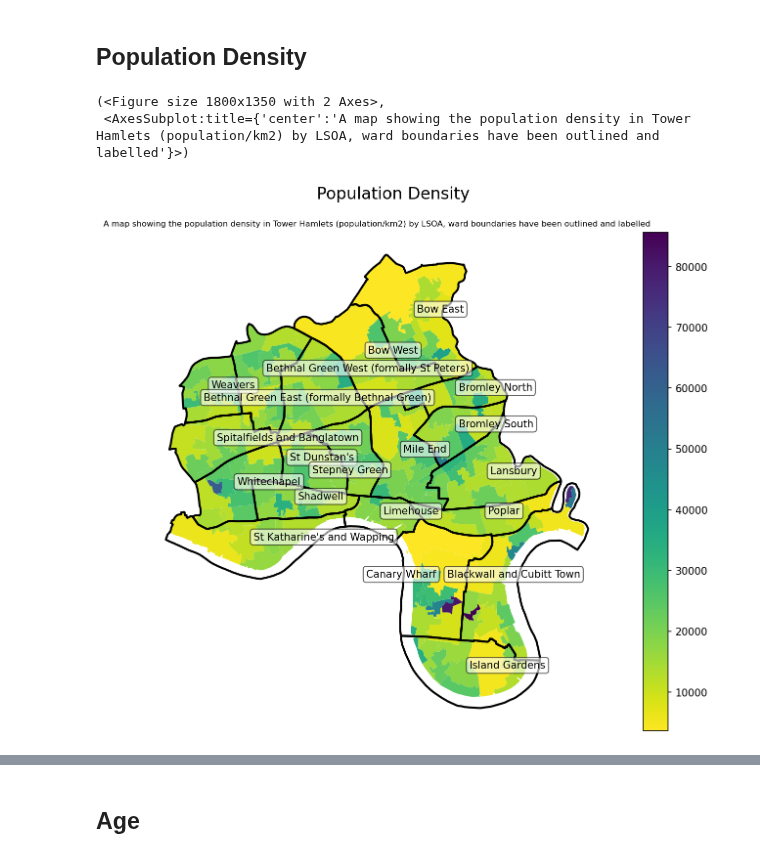
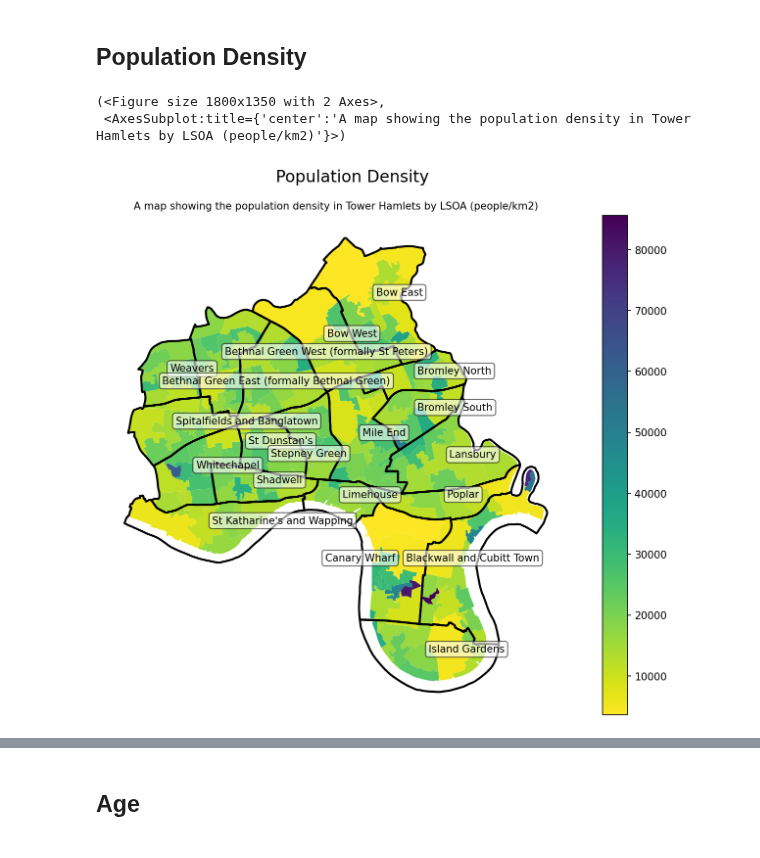
Before and after one commit to data-hamlets/census-data, a Jupyter notebook: notebooks/1.1-jl-census-2021-mapping.ipynb, the cells around one changed output, grey strips where cells are left out. Cells and saved outputs as stored; diff of their text form; code cells hidden in the pictures.

```diff
--- a/notebooks/1.1-jl-census-2021-mapping.ipynb
+++ b/notebooks/1.1-jl-census-2021-mapping.ipynb
@@ -154,7 +154,7 @@ def spatial_plot(gdf, suptitle="", title="", column="", cmap="viridis_r"):
     """
     fig, ax = plt.subplots(1, 1, figsize=(12, 9), dpi=150, facecolor="w")
     plt.suptitle(suptitle, fontsize=16, y=0.95)
-    plt.title(title, fontsize=8)
+    plt.title(title, fontsize=10)
     gdf.plot(column=column, cmap=cmap, ax=ax, legend=True).axis("off")
     wd22.plot(ax=ax, facecolor="none", linewidth=2, edgecolor="black")
     texts=[]
@@ -252,17 +252,17 @@ sheet_name='Table')
 # %%
 #PLOT POPULATION DENSITY BY LSOA
 
 spatial_plot(
     spatialise_data(gdf, popden_lsoa, left_on="LSOA21CD", right_on="Lower Layer Super Output Areas Code"),
     column="Population Density",
     suptitle="Population Density",
-    title="A map showing the population density in Tower Hamlets (population/km2) by LSOA, ward boundaries have been outlined and labelled",
+    title="A map showing the population density in Tower Hamlets by LSOA (people/km2)",
     cmap="viridis_r"
 )
 # %% [output]
 (<Figure size 1800x1350 with 2 Axes>,
- <AxesSubplot:title={'center':'A map showing the population density in Tower Hamlets (population/km2) by LSOA, ward boundaries have been outlined and labelled'}>)
+ <AxesSubplot:title={'center':'A map showing the population density in Tower Hamlets by LSOA (people/km2)'}>)
-[figure, old version]
+[figure, new version]
 # %%
 #READ IN POPULATION DENSITY BY LOCAL AUTHORITY DATASET
 
```
Also changed, not shown: parts of 8 cells of this notebook.
